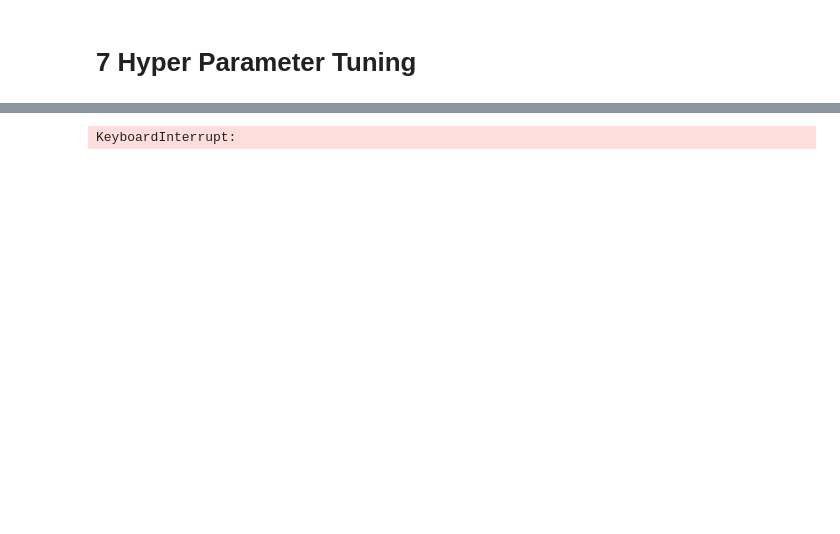
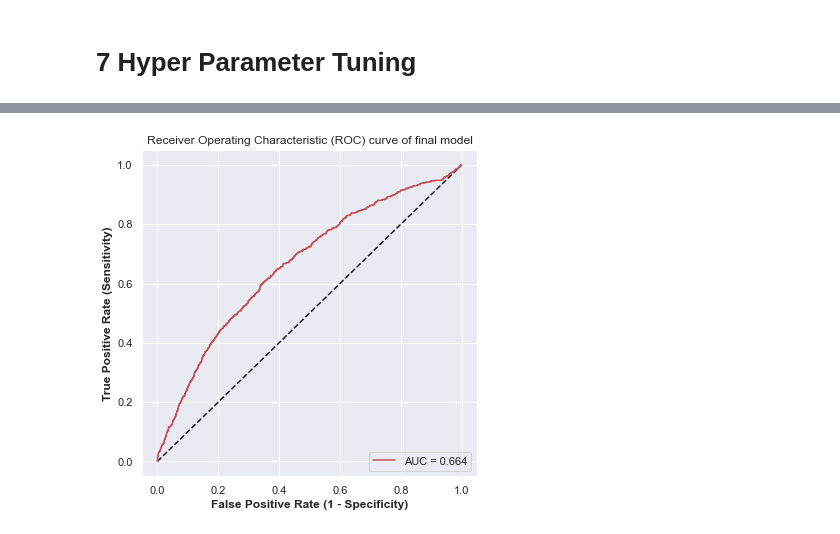
Before and after one commit to yoyo6022/Detecting_Potential_Candidate_Springboard_Capstone2, a Jupyter notebook: notebooks/Detecting Potential Candidate_Part3_Model CatBoost.ipynb, the cells around one changed output, grey strips where cells are left out. Drawn from its saved outputs; the diff is of its cells as text; code cells hidden in the pictures; blank space fills up the shorter version.

```diff
--- a/notebooks/Detecting Potential Candidate_Part3_Model CatBoost.ipynb
+++ b/notebooks/Detecting Potential Candidate_Part3_Model CatBoost.ipynb
@@ -231,14 +246,30 @@ liftcurve_probahisto_score(trainmodel_cv,
+# %%
+start_time = time.time()
+
+final_model = trainmodel_cv(CatBoostClassifier(iterations=988, depth=2, learning_rate=0.07165, silent=True), 5)
+y_pred = final_model.predict(X_test)
+y_pred_proba = final_model.predict_proba(X_test)[:,1]
+#roc curve of lr model
+lr_fpr,lr_tpr,threshold = roc_curve(y_test,y_pred_proba)
+roc_auc_ = auc(lr_fpr,lr_tpr)
+plt.figure(figsize=(6,6))
+_=plt.plot([0,1],[0,1],'k--')
+_=plt.plot(lr_fpr,lr_tpr,'r',label='AUC = %.3f'%roc_auc_)
+_=plt.title('Receiver Operating Characteristic (ROC) curve of final model')
+_=plt.xlabel('False Positive Rate (1 - Specificity)',fontsize=12,fontweight='bold')
+_=plt.ylabel('True Positive Rate (Sensitivity)',fontsize=12,fontweight='bold')
+_=plt.legend(loc='lower right')
+# %% [output]
+[figure, added]
 # %%
 # get feature importance for catboost on train dataset
 from catboost import Pool
 train_pool = Pool(X_train, y_train, cat_features=cat_features_indices)
 feature_names = X.columns
-model = trainmodel_cv(CatBoostClassifier(iterations=939,  depth=4, learning_rate=0.014877, silent=True), 5)
-feature_importances  = model.get_feature_importance(train_pool)
+#final_model = trainmodel_cv(CatBoostClassifier(iterations=939,  depth=4, learning_rate=0.014877, silent=True), 5)
+feature_importances  = final_model.get_feature_importance(train_pool)
 
 feature_df = pd.DataFrame(sorted(zip(feature_importances, feature_names), reverse=True), columns=['Feature Importance', 'Variable'])
-# %% [output]
-KeyboardInterrupt:
 # %%
 plt.figure(figsize=(6,6))
 g = sns.barplot('Feature Importance', 'Variable', data=feature_df)
```
Also changed, not shown: parts of 7 cells of this notebook.
